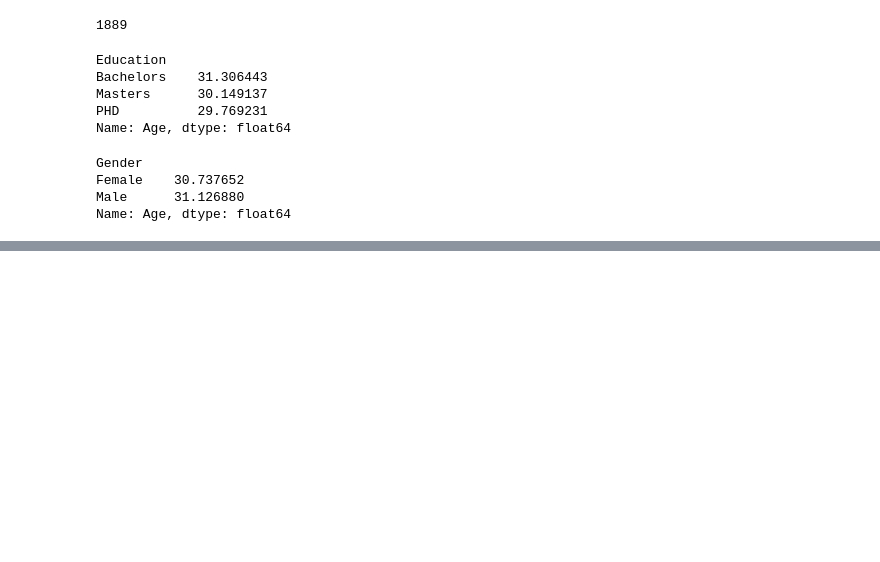
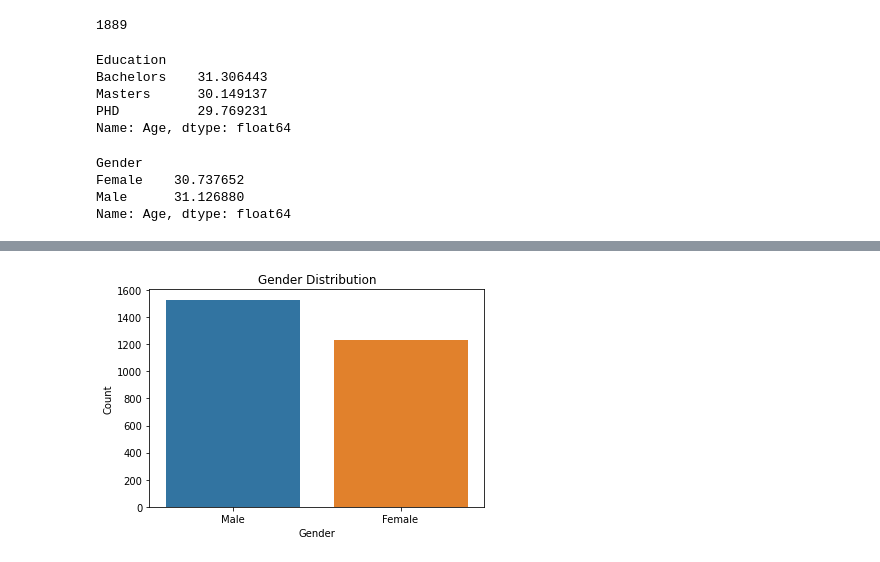
Before and after one commit to halchemylab/employee-classification-machine-learning-project, a Jupyter notebook: notebook.ipynb, the cells around one changed output, grey strips where cells are left out. Cells and saved outputs as stored; diff of their text form; code cells hidden in the pictures; blank space fills up the shorter version.

```diff
--- a/notebook.ipynb
+++ b/notebook.ipynb
@@ -83,0 +92,8 @@ df.sort_values(by="JoiningYear", ascending=False, inplace=True)
+# %%
+sns.countplot(data=df, x="Gender")
+plt.xlabel("Gender")
+plt.ylabel("Count")
+plt.title("Gender Distribution")
+plt.show()
+# %% [output]
+[figure, added]
```
Also changed, not shown: parts of 3 cells of this notebook.
